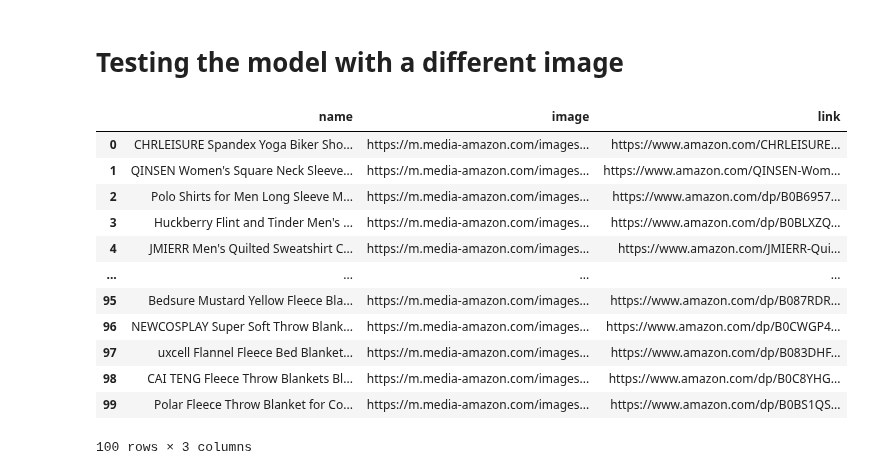
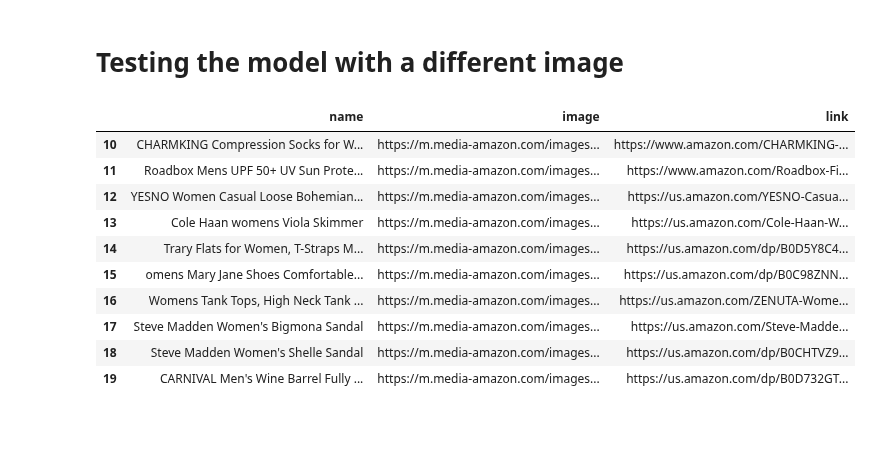
Before and after one commit to ObeyHack/Amazon-Image-matcher, a Jupyter notebook: imager/model_testing.ipynb, the cells around one changed output. Cells and saved outputs as stored; diff of their text form; code cells hidden in the pictures; blank space fills up the shorter version.

```diff
--- a/imager/model_testing.ipynb
+++ b/imager/model_testing.ipynb
@@ -36,20 +49,21 @@ test_df = pd.read_csv("imager/eval/amazon_products_sample_test.csv", encoding='i
 # %%
-test_df = test_df
+import pandas as pd
+test_df = pd.read_csv("imager/eval/amazon_products_sample_test.csv", encoding='iso-8859-1')
+test_df = test_df.head(20)
+test_df = test_df.tail(10)
 display(test_df)
 # %% [output]
 |  | name | image | link |
-| 0 | CHRLEISURE Spandex Yoga Biker Sho... | https://m.media-amazon.com/images... | https://www.amazon.com/CHRLEISURE... |
-| 1 | QINSEN Women's Square Neck Sleeve... | https://m.media-amazon.com/images... | https://www.amazon.com/QINSEN-Wom... |
-| 2 | Polo Shirts for Men Long Sleeve M... | https://m.media-amazon.com/images... | https://www.amazon.com/dp/B0B6957... |
-| 3 | Huckberry Flint and Tinder Men's ... | https://m.media-amazon.com/images... | https://www.amazon.com/dp/B0BLXZQ... |
-| 4 | JMIERR Men's Quilted Sweatshirt C... | https://m.media-amazon.com/images... | https://www.amazon.com/JMIERR-Qui... |
-| ... | ... | ... | ... |
-| 95 | Bedsure Mustard Yellow Fleece Bla... | https://m.media-amazon.com/images... | https://www.amazon.com/dp/B087RDR... |
-| 96 | NEWCOSPLAY Super Soft Throw Blank... | https://m.media-amazon.com/images... | https://www.amazon.com/dp/B0CWGP4... |
-| 97 | uxcell Flannel Fleece Bed Blanket... | https://m.media-amazon.com/images... | https://www.amazon.com/dp/B083DHF... |
-| 98 | CAI TENG Fleece Throw Blankets Bl... | https://m.media-amazon.com/images... | https://www.amazon.com/dp/B0C8YHG... |
-| 99 | Polar Fleece Throw Blanket for Co... | https://m.media-amazon.com/images... | https://www.amazon.com/dp/B0BS1QS... |
+| 10 | CHARMKING Compression Socks for W... | https://m.media-amazon.com/images... | https://www.amazon.com/CHARMKING-... |
+| 11 | Roadbox Mens UPF 50+ UV Sun Prote... | https://m.media-amazon.com/images... | https://www.amazon.com/Roadbox-Fi... |
+| 12 | YESNO Women Casual Loose Bohemian... | https://m.media-amazon.com/images... | https://us.amazon.com/YESNO-Casua... |
+| 13 | Cole Haan womens Viola Skimmer | https://m.media-amazon.com/images... | https://us.amazon.com/Cole-Haan-W... |
+| 14 | Trary Flats for Women, T-Straps M... | https://m.media-amazon.com/images... | https://us.amazon.com/dp/B0D5Y8C4... |
+| 15 | omens Mary Jane Shoes Comfortable... | https://m.media-amazon.com/images... | https://us.amazon.com/dp/B0C98ZNN... |
+| 16 | Womens Tank Tops, High Neck Tank ... | https://m.media-amazon.com/images... | https://us.amazon.com/ZENUTA-Wome... |
+| 17 | Steve Madden Women's Bigmona Sandal | https://m.media-amazon.com/images... | https://us.amazon.com/Steve-Madde... |
+| 18 | Steve Madden Women's Shelle Sandal | https://m.media-amazon.com/images... | https://us.amazon.com/dp/B0CHTVZ9... |
+| 19 | CARNIVAL Men's Wine Barrel Fully ... | https://m.media-amazon.com/images... | https://us.amazon.com/dp/B0D732GT... |
-100 rows × 3 columns
 # %%
 import requests
 
```
Also changed, not shown: parts of 4 cells of this notebook, 3 other files.
